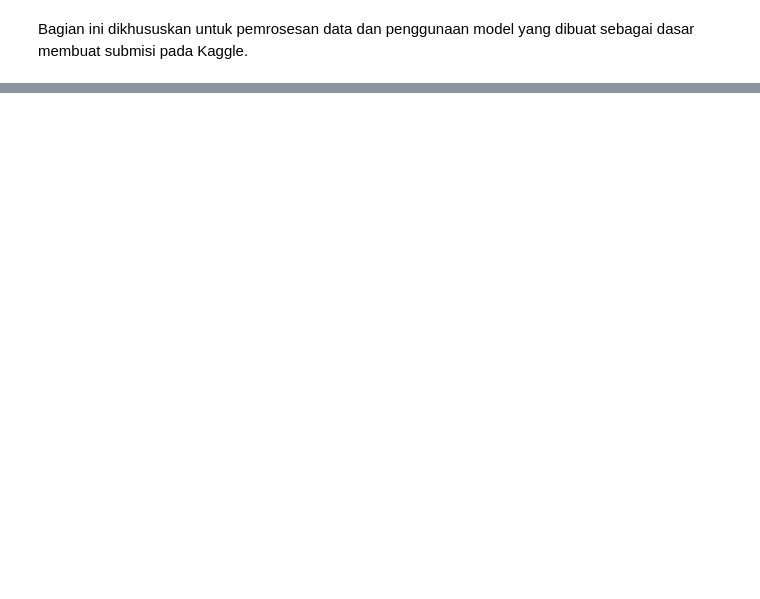
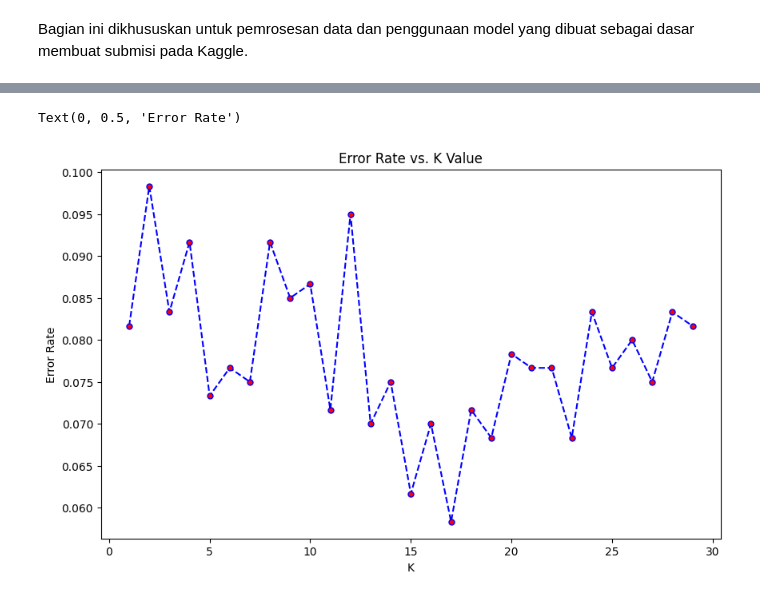
Before and after one commit to mikeleo03/Supervised-Learning-Algorithm, a Jupyter notebook: src/knn.ipynb, the cells around one changed output, grey strips where cells are left out. Cells and saved outputs as stored; diff of their text form; code cells hidden in the pictures; blank space fills up the shorter version.

```diff
--- a/src/knn.ipynb
+++ b/src/knn.ipynb
@@ -30,9 +43,11 @@ Tahap yang dilakukan meliputi pemisahan kolom target hingga melakukan standarisa
 # %%
 # Melakukan pemisahan kolom target
 # Pada bagian ini, dipilih fitur dengan nilai korelasi diatas 0.1 melalui hasil EDA
-columns_to_exclude = ["blue", "wifi", "three_g", "int_memory", "sc_w", "clock_speed", "sc_h", "talk_time", "m_dep", "four_g", "n_cores", "fc", "pc", "dual_sim", "touch_screen", "mobile_wt", "price_range"]
-x_train = df_train.drop(columns=columns_to_exclude)
+columns_to_include = ["ram", "battery_power", "px_width", "px_height"]
+x_train = df_train[columns_to_include]
 y_train = df_train["price_range"]
 
-x_test = df_validation.drop(columns=columns_to_exclude)
+x_test = df_validation[columns_to_include]
 y_test = df_validation["price_range"]
+
+x_train
@@ -224,0 +327,21 @@ Bagian ini dikhususkan untuk pemrosesan data dan penggunaan model yang dibuat se
+# %%
+# Menggunakan nilai weighthing yang tinggi pada korelasi tinggi
+weights = [0.7, 0.1, 0.1, 0.1]
+
+# Menggunakan elbow diagram
+error_rate = []
+for i in range(1,30):
+    knn = WeightedKNNAlgorithm(k=i, weights=weights)
+    knn.fit(x_train, y_train)
+    pred_i = knn.predict(x_test)
+    error_rate.append(np.mean(pred_i != y_test))
+
+# Plotting elbow diagram
+plt.figure(figsize=(10,6))
+plt.plot(range(1,30),error_rate,color='blue', linestyle='dashed', marker='o', markerfacecolor='red', markersize=5)
+plt.title('Error Rate vs. K Value')
+plt.xlabel('K')
+plt.ylabel('Error Rate')
+# %% [output]
+Text(0, 0.5, 'Error Rate')
+[figure, added]
```
Also changed, not shown: parts of 15 cells of this notebook, 6 other files.
